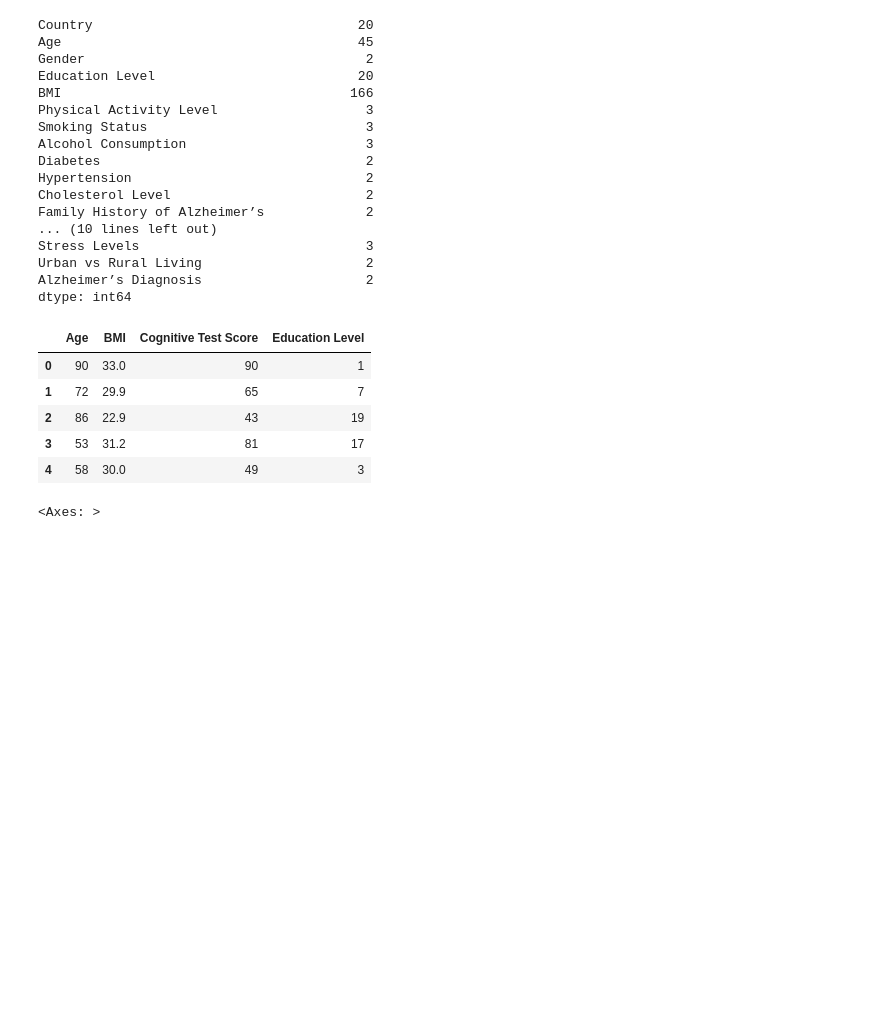
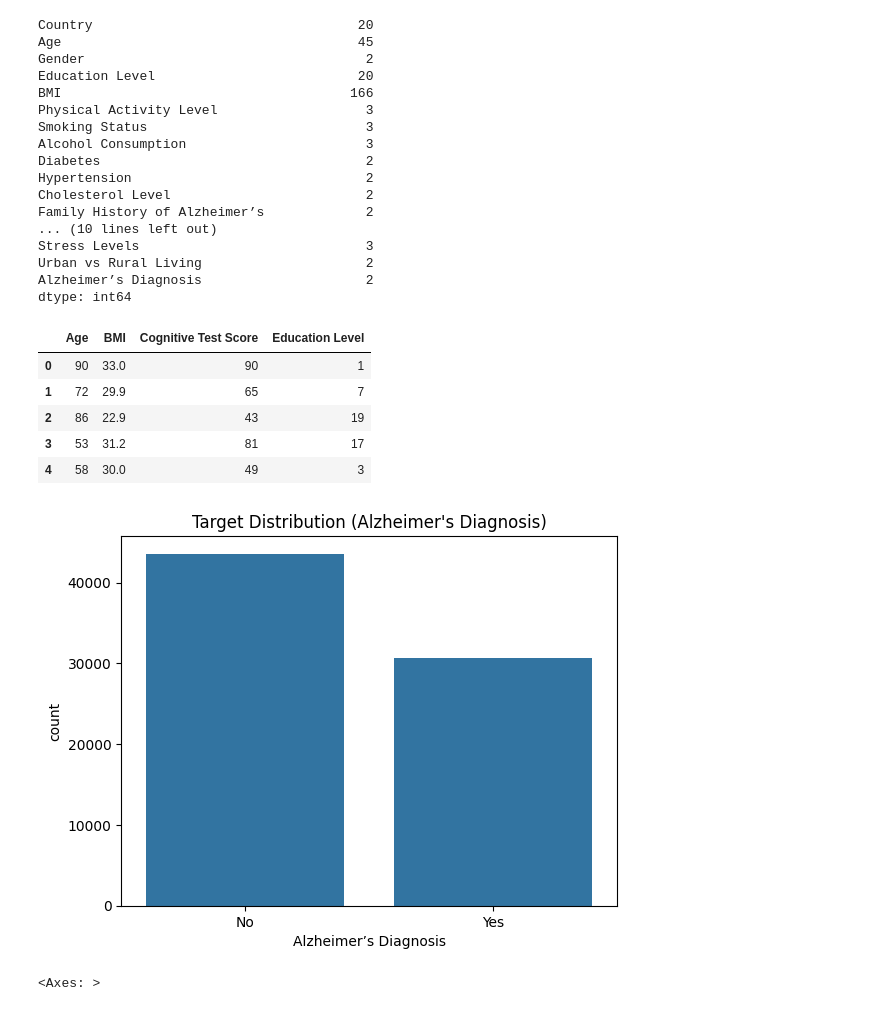
Before and after one commit to Zander-Rothering/Chem277a_Project_II, a Jupyter notebook: Project_II.ipynb, the cells around one changed output. Drawn from its saved outputs; the diff is of its cells as text; code cells hidden in the pictures; blank space fills up the shorter version.

```diff
--- a/Project_II.ipynb
+++ b/Project_II.ipynb
@@ -124,6 +122,14 @@ alz_numeric.head()
 | 2 | 86 | 22.9 | 43 | 19 |
 | 3 | 53 | 31.2 | 81 | 17 |
 | 4 | 58 | 30.0 | 49 | 3 |
+# %%
+# Target Distribution
+alz_target.value_counts(normalize=True)
+sns.countplot(x=alz_target)
+plt.title("Target Distribution (Alzheimer's Diagnosis)")
+plt.show()
+# %% [output]
+[figure, added]
 # %%
 sns.heatmap(alz_numeric.corr(), annot=True, cmap="coolwarm", vmin=-1, vmax=1)
 # %% [output]
```
Also changed, not shown: parts of 11 cells of this notebook.
